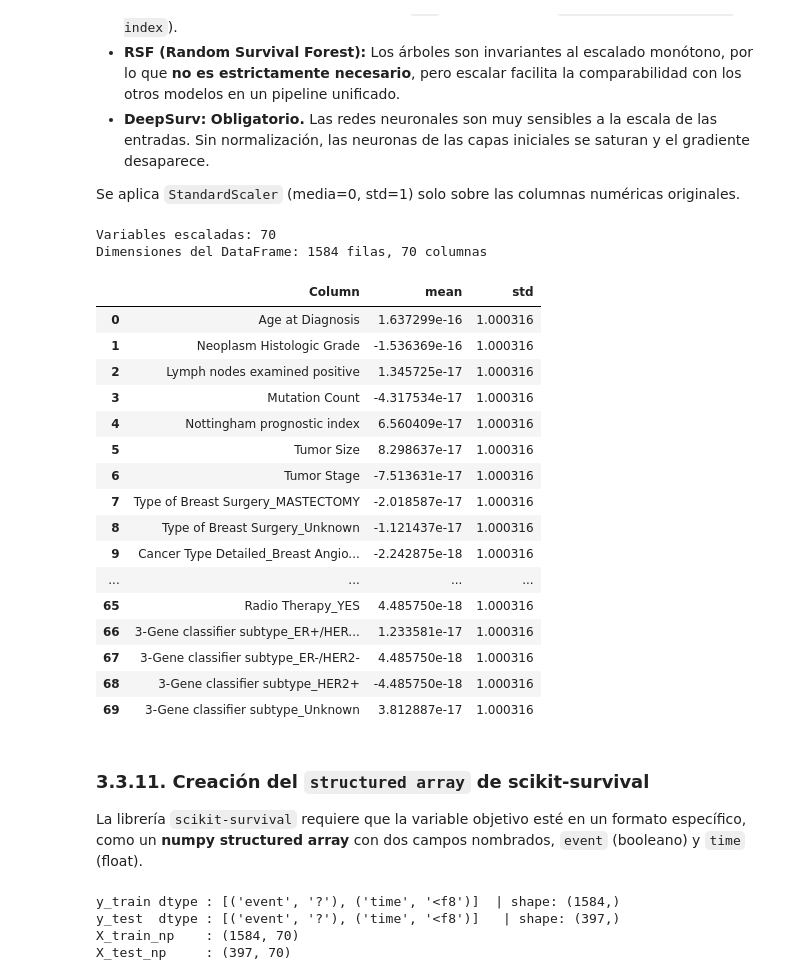
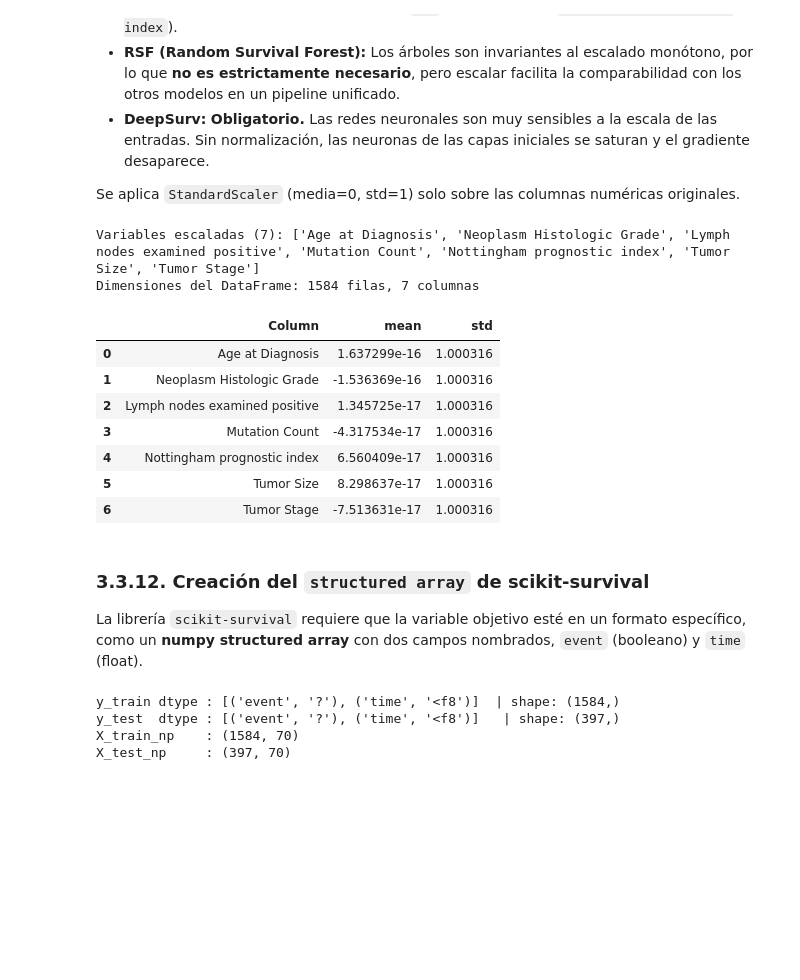
Before and after one commit to JulioUQ/TFM---Analisis-de-supervivencia-del-cancer, a Jupyter notebook: Modulo 3 - Diseño e implementacion del trabajo/code/EDA.ipynb, the cells around one changed output. Drawn from its saved outputs; the diff is of its cells as text; code cells hidden in the pictures; blank space fills up the shorter version.

```diff
--- a/Modulo 3 - Diseño e implementacion del trabajo/code/EDA.ipynb
+++ b/Modulo 3 - Diseño e implementacion del trabajo/code/EDA.ipynb
@@ -658,38 +698,26 @@ La necesidad del escalado varía por modelo:
 
 Se aplica `StandardScaler` (media=0, std=1) solo sobre las columnas numéricas originales.
 # %%
-# Columnas numéricas que aún están presentes tras la OHE
-NUM_COLS_FINAL = X_train.select_dtypes(include='number').columns.tolist()
-
 scaler = StandardScaler()
 
-X_train[NUM_COLS_FINAL] = scaler.fit_transform(X_train[NUM_COLS_FINAL])
-X_test[NUM_COLS_FINAL]  = scaler.transform(X_test[NUM_COLS_FINAL])
+X_train[NUM_COLS] = scaler.fit_transform(X_train[NUM_COLS])
+X_test[NUM_COLS]  = scaler.transform(X_test[NUM_COLS])
 # %%
-print(f"Variables escaladas: {len(NUM_COLS_FINAL)}")
-eda.describe_df(X_train[NUM_COLS_FINAL])[['Column', 'mean', 'std']]
+print(f"Variables escaladas ({len(NUM_COLS)}): {NUM_COLS}")
+eda.describe_df(X_train[NUM_COLS])[['Column', 'mean', 'std']]
 # %% [output]
-Variables escaladas: 70
-Dimensiones del DataFrame: 1584 filas, 70 columnas
+Variables escaladas (7): ['Age at Diagnosis', 'Neoplasm Histologic Grade', 'Lymph nodes examined positive', 'Mutation Count', 'Nottingham prognostic index', 'Tumor Size', 'Tumor Stage']
+Dimensiones del DataFrame: 1584 filas, 7 columnas
 |  | Column | mean | std |
 | 0 | Age at Diagnosis | 1.637299e-16 | 1.000316 |
 | 1 | Neoplasm Histologic Grade | -1.536369e-16 | 1.000316 |
 | 2 | Lymph nodes examined positive | 1.345725e-17 | 1.000316 |
 | 3 | Mutation Count | -4.317534e-17 | 1.000316 |
 | 4 | Nottingham prognostic index | 6.560409e-17 | 1.000316 |
 | 5 | Tumor Size | 8.298637e-17 | 1.000316 |
 | 6 | Tumor Stage | -7.513631e-17 | 1.000316 |
-| 7 | Type of Breast Surgery_MASTECTOMY | -2.018587e-17 | 1.000316 |
-| 8 | Type of Breast Surgery_Unknown | -1.121437e-17 | 1.000316 |
-| 9 | Cancer Type Detailed_Breast Angio... | -2.242875e-18 | 1.000316 |
-| ... | ... | ... | ... |
-| 65 | Radio Therapy_YES | 4.485750e-18 | 1.000316 |
-| 66 | 3-Gene classifier subtype_ER+/HER... | 1.233581e-17 | 1.000316 |
-| 67 | 3-Gene classifier subtype_ER-/HER2- | 4.485750e-18 | 1.000316 |
-| 68 | 3-Gene classifier subtype_HER2+ | -4.485750e-18 | 1.000316 |
-| 69 | 3-Gene classifier subtype_Unknown | 3.812887e-17 | 1.000316 |
 # %% [markdown]
-### 3.3.11. Creación del `structured array` de scikit-survival
+### 3.3.12. Creación del `structured array` de scikit-survival
 
 La librería `scikit-survival` requiere que la variable objetivo esté en un formato específico, como un **numpy structured array** con dos campos nombrados, `event` (booleano) y `time` (float).
 # %%
```
Also changed, not shown: parts of 34 cells of this notebook, 11 other files.
